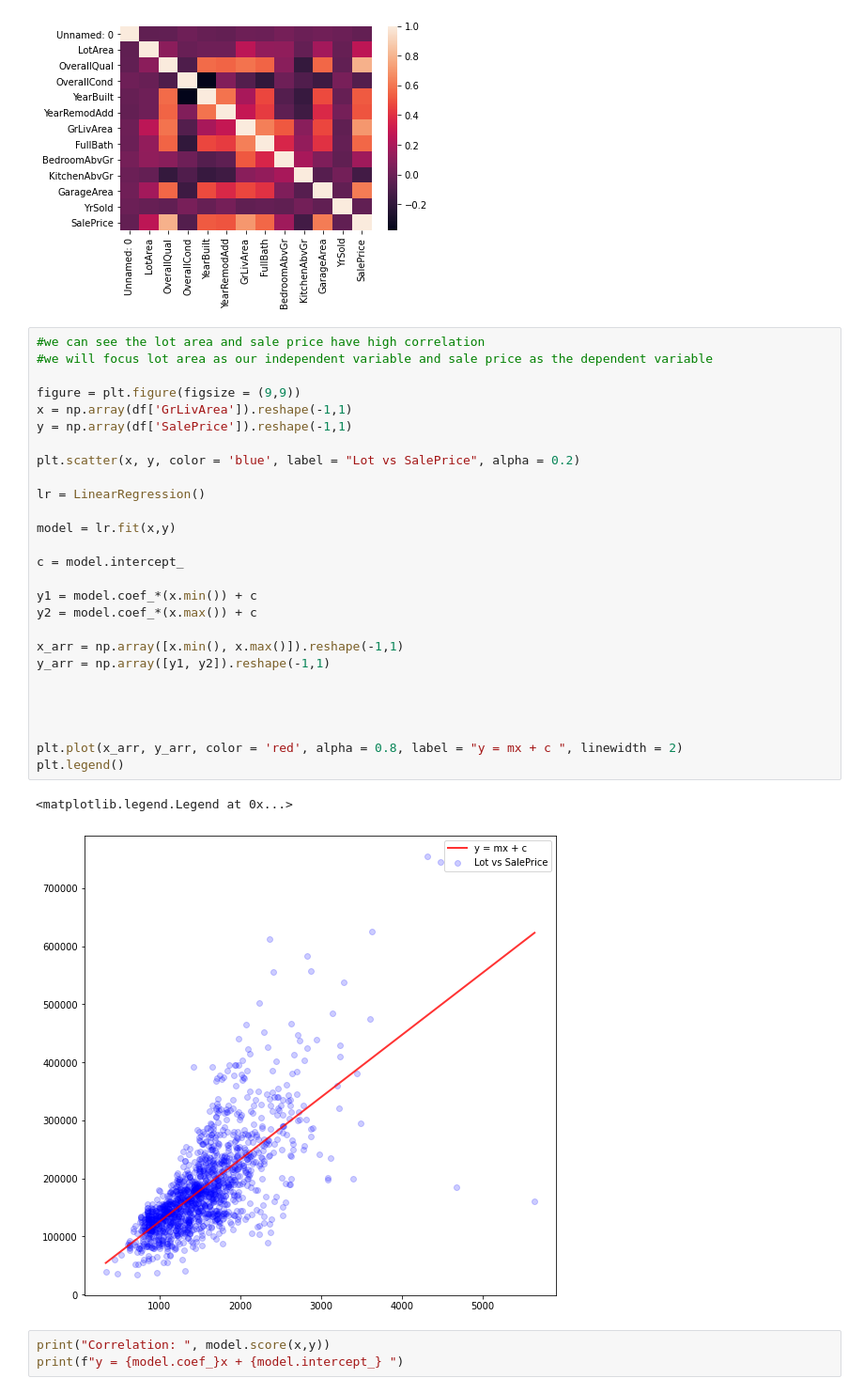
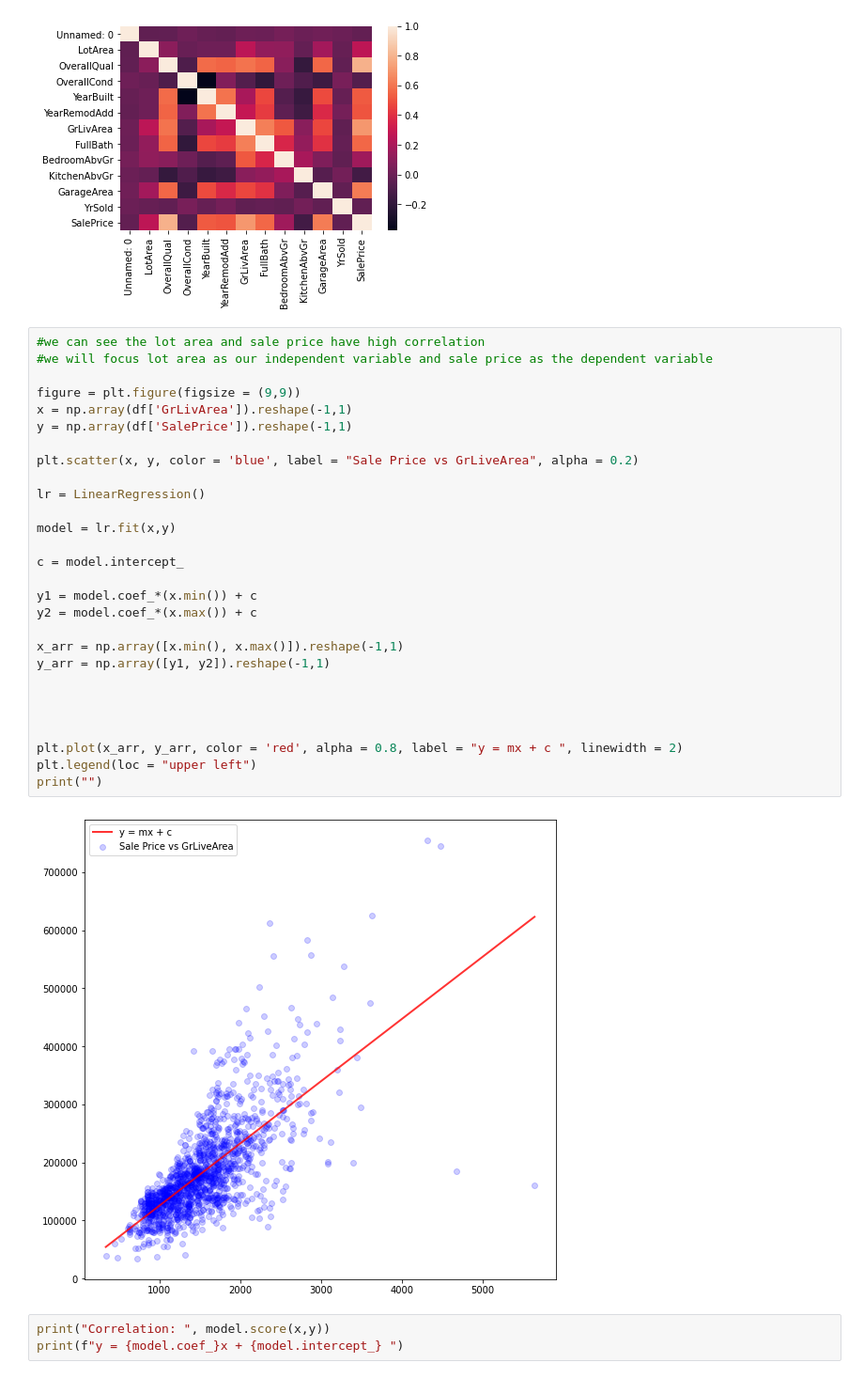
Before and after one commit to bhuwan1998/Life-is-Coding-, a Jupyter notebook: Publication labs/Linear Regression.ipynb, the cells around one changed output. Shown: that part at 94% size. Cells and saved outputs as stored; diff of their text form.

```diff
--- a/Publication labs/Linear Regression.ipynb
+++ b/Publication labs/Linear Regression.ipynb
@@ -25,33 +28,33 @@ hp = heatmap(corr)
 # %%
 #we can see the lot area and sale price have high correlation
 #we will focus lot area as our independent variable and sale price as the dependent variable
 
 figure = plt.figure(figsize = (9,9))
 x = np.array(df['GrLivArea']).reshape(-1,1)
 y = np.array(df['SalePrice']).reshape(-1,1)
 
-plt.scatter(x, y, color = 'blue', label = "Lot vs SalePrice", alpha = 0.2)
+plt.scatter(x, y, color = 'blue', label = "Sale Price vs GrLiveArea", alpha = 0.2)
 
 lr = LinearRegression()
 
 model = lr.fit(x,y)
 
 c = model.intercept_
 
 y1 = model.coef_*(x.min()) + c
 y2 = model.coef_*(x.max()) + c
 
 x_arr = np.array([x.min(), x.max()]).reshape(-1,1)
 y_arr = np.array([y1, y2]).reshape(-1,1)
 
 
 
 
 plt.plot(x_arr, y_arr, color = 'red', alpha = 0.8, label = "y = mx + c ", linewidth = 2)
-plt.legend()
+plt.legend(loc = "upper left")
+print("")
 # %% [output]
-<matplotlib.legend.Legend at 0x...>
-[figure, old version]
+[figure, new version]
 # %%
 print("Correlation: ", model.score(x,y))
 print(f"y = {model.coef_}x + {model.intercept_} ")
```
Also changed, not shown: parts of 5 cells of this notebook.
